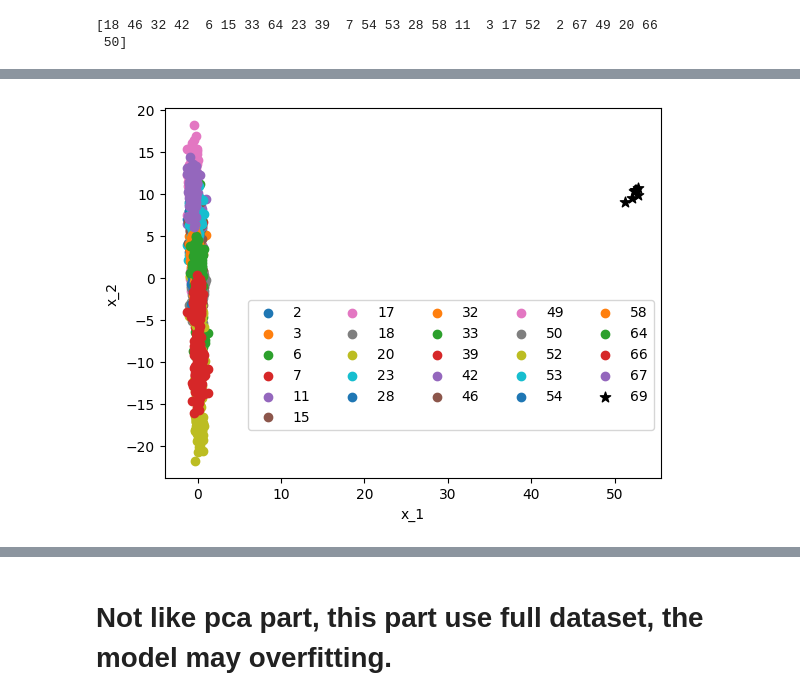
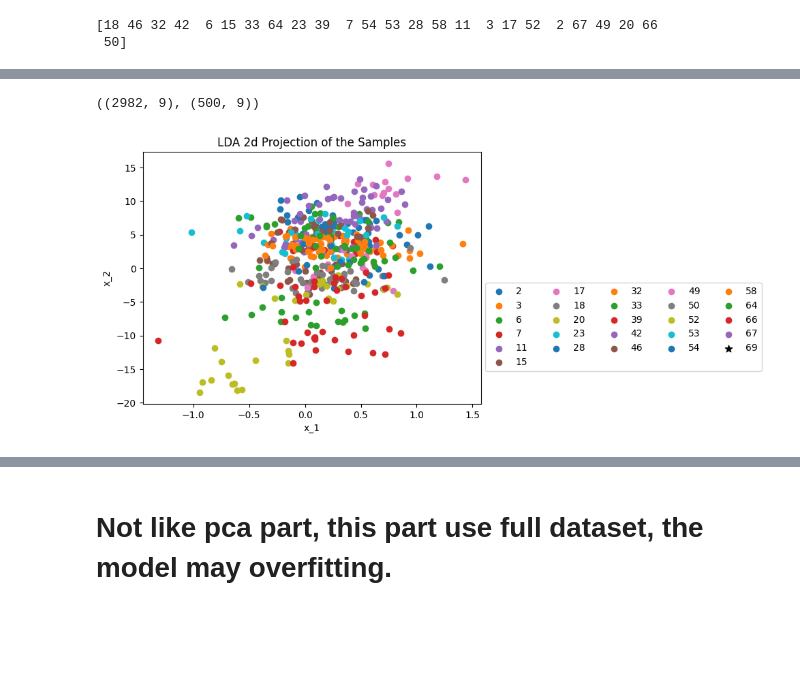
Before and after one commit to frankRenlf/pattern_recognition, a Jupyter notebook: ca2/LDA.ipynb, the cells around one changed output, grey strips where cells are left out. Saved outputs shown, nothing was run; the diff lists cells and outputs as text; code cells hidden in the pictures; blank space fills up the shorter version.

```diff
--- a/ca2/LDA.ipynb
+++ b/ca2/LDA.ipynb
@@ -153,9 +153,13 @@ full_train_label_set = np.append(label_data_train, own_label_data_train)
 full_test_image_set = np.append(image_data_test, own_image_data_test, axis=0, )
 full_test_label_set = np.append(label_data_test, own_label_data_test)
 # %%
+num_samples = 500
+sample_index = np.random.default_rng(seed).choice(np.arange(len(full_train_image_set)), num_samples, replace=False)
 # full dataset
 X_train = full_train_image_set
 y_train = full_train_label_set
+x_sample = X_train[sample_index]
+y_sample = y_train[sample_index]
 # %%
 uni_labels = np.unique(y_train)
 dim1_mean = np.zeros((len(uni_labels), 1024))
@@ -191,18 +195,25 @@ eig_vecs = eig_vecs[:, order_seq].real
 
 # Projection
 X_lda = X_train @ eig_vecs[:, :9]
+X_sample_lda = x_sample @ eig_vecs[:, :9]
+X_lda.shape, X_sample_lda.shape
+# %% [output]
+((2982, 9), (500, 9))
 # %%
 fig = plt.figure()
 ax = fig.add_subplot()
 
-for i in np.unique(y_train[y_train != 69]):
-    ax.scatter(X_lda[y_train == i][:, 0], X_lda[y_train == i][:, 1], label=i, )
-ax.scatter(X_lda[y_train == 69][:, 0], X_lda[y_train == 69][:, 1], marker="*", label=69, c="k", s=60)
+for i in np.unique(y_sample[y_sample != 69]):
+    # print((y_train == i))
+    ax.scatter(X_sample_lda[y_sample == i][:, 0], X_sample_lda[y_sample == i][:, 1], label=i, )
+ax.scatter(X_sample_lda[y_sample == 69][:, 0], X_sample_lda[y_sample == 69][:, 1], marker="*", label=69, c="k", s=60)
 
 ax.set_xlabel("x_1")
 ax.set_ylabel("x_2")
+ax.set_title("LDA 2d Projection of the Samples")
+
 lgd = ax.legend(ncol=np.int_(num_subject / 5), bbox_to_anchor=(1, 0.5))
 
 plt.show()
 # %% [output]
-[figure, old version]
+[figure, new version]
```
Also changed, not shown: parts of 5 cells of this notebook, 15 other files.
